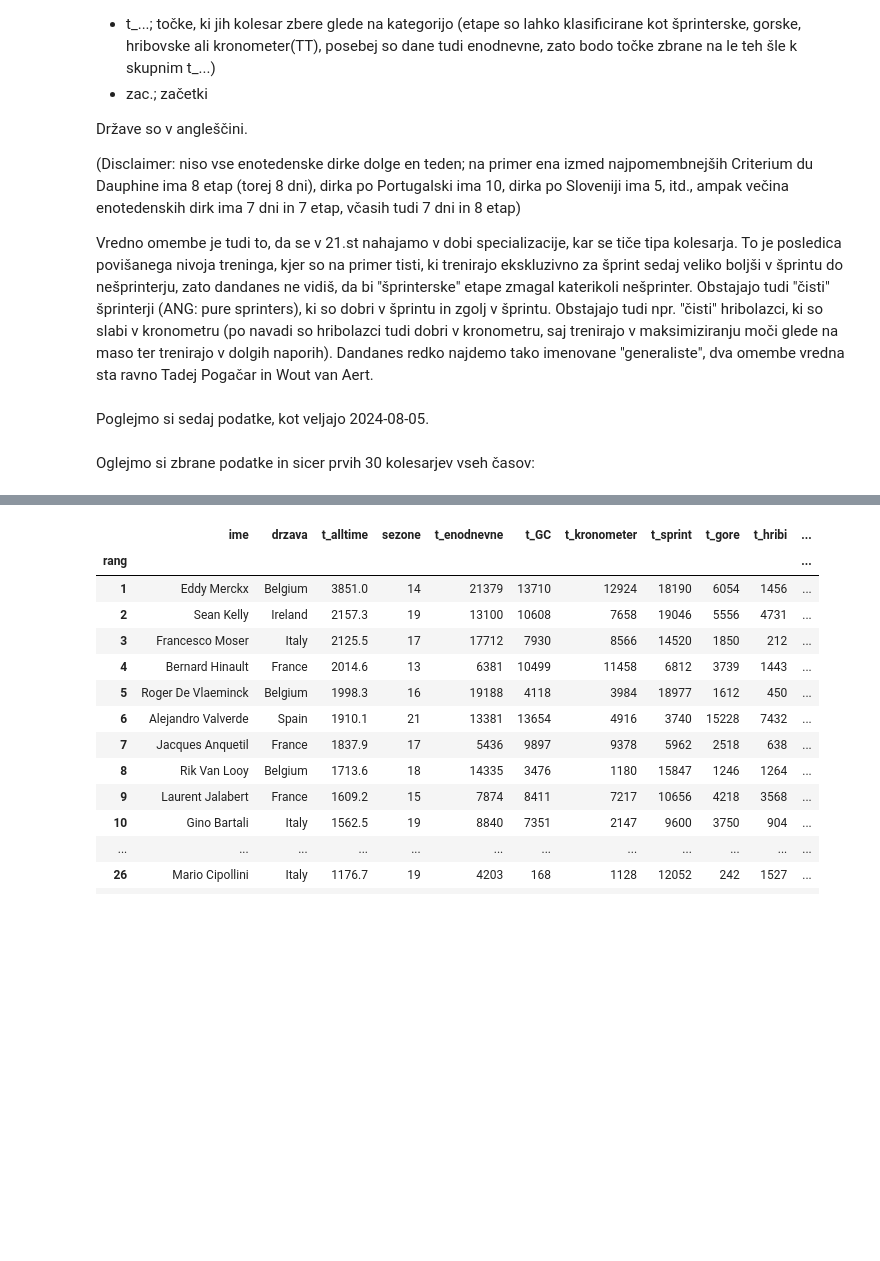
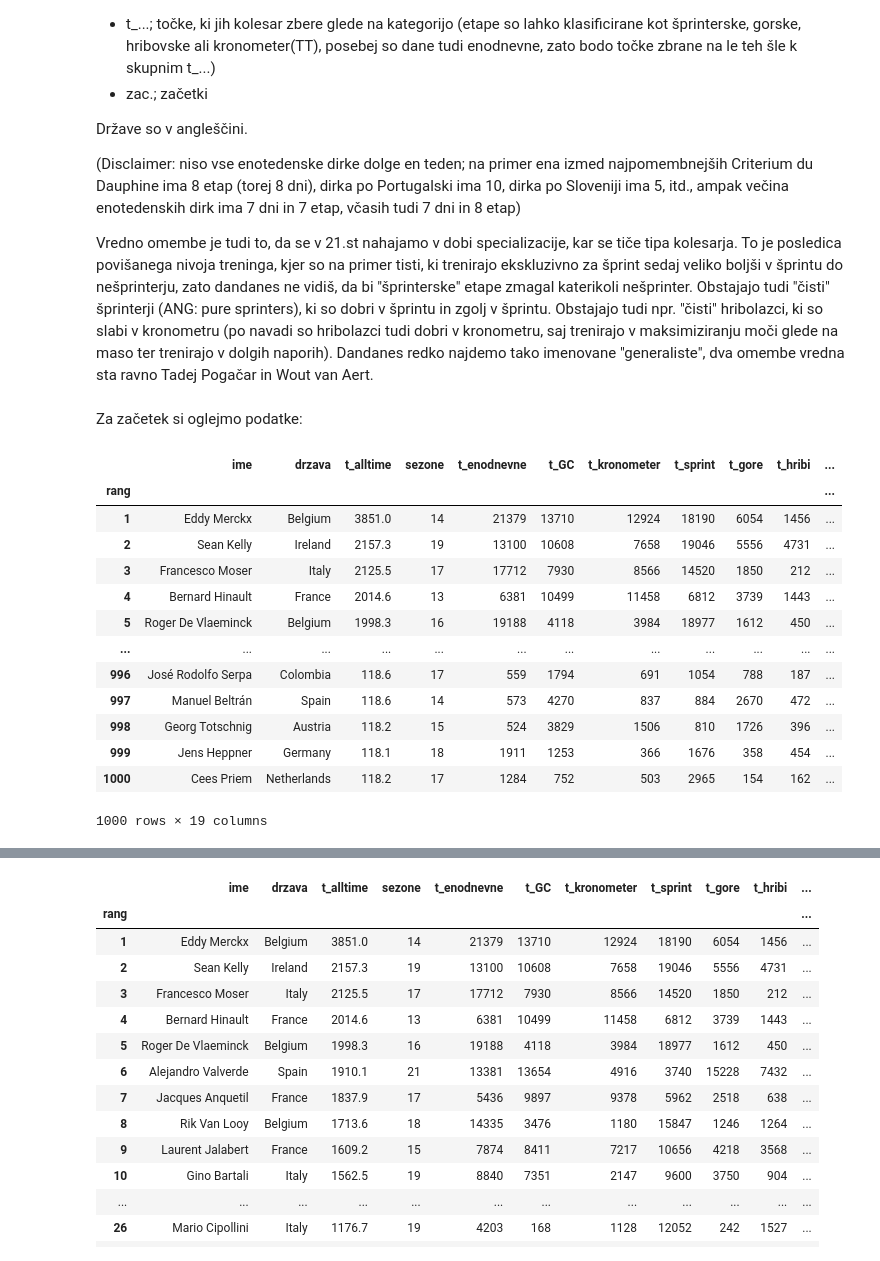
Before and after one commit to janverovnik/Seminarska-naloga-UVP, a Jupyter notebook: analiza_podatkov.ipynb, the cells around one changed output, grey strips where cells are left out. Saved outputs shown, nothing was run; the diff lists cells and outputs as text; code cells hidden in the pictures; blank space fills up the shorter version.

```diff
--- a/analiza_podatkov.ipynb
+++ b/analiza_podatkov.ipynb
@@ -21,8 +21,6 @@ Države so v angleščini.
 (Disclaimer: niso vse enotedenske dirke dolge en teden; na primer ena izmed najpomembnejših Criterium du Dauphine ima 8 etap (torej 8 dni), dirka po Portugalski ima 10, dirka po Sloveniji ima 5, itd., ampak večina enotedenskih dirk ima 7 dni in 7 etap, včasih tudi 7 dni in 8 etap)
 
 Vredno omembe je tudi to, da se v 21.st nahajamo v dobi specializacije, kar se tiče tipa kolesarja. To je posledica povišanega nivoja treninga, kjer so na primer tisti, ki trenirajo ekskluzivno za šprint sedaj veliko boljši v šprintu do nešprinterju, zato dandanes ne vidiš, da bi "šprinterske" etape zmagal katerikoli nešprinter. Obstajajo tudi "čisti" šprinterji (ANG: pure sprinters), ki so dobri v šprintu in zgolj v šprintu. Obstajajo tudi npr. "čisti" hribolazci, ki so slabi v kronometru (po navadi so hribolazci tudi dobri v kronometru, saj trenirajo v maksimiziranju moči glede na maso ter trenirajo v dolgih naporih). Dandanes redko najdemo tako imenovane "generaliste", dva omembe vredna sta ravno Tadej Pogačar in Wout van Aert.
-# %% [markdown]
-Poglejmo si sedaj podatke, kot veljajo 2024-08-05.
 # %%
 import pandas
 from IPython.display import display
@@ -31,5 +29,22 @@ pandas.set_option("display.max_columns", 25)
 pandas.set_option("display.max_rows", 50)
 %matplotlib inline
 kolesarji =  pandas.read_csv("Tabela/kolesarji.csv", index_col="rang")
-# %% [markdown]
-Oglejmo si zbrane podatke in sicer prvih 30 kolesarjev vseh časov:
+# %% [markdown]
+Za začetek si oglejmo podatke:
+# %%
+kolesarji
+# %% [output]
+|  | ime | drzava | t_alltime | sezone | t_enodnevne | t_GC | t_kronometer | t_sprint | t_gore | t_hribi | ... |
+| rang |  |  |  |  |  |  |  |  |  |  | ... |
+| 1 | Eddy Merckx | Belgium | 3851.0 | 14 | 21379 | 13710 | 12924 | 18190 | 6054 | 1456 | ... |
+| 2 | Sean Kelly | Ireland | 2157.3 | 19 | 13100 | 10608 | 7658 | 19046 | 5556 | 4731 | ... |
+| 3 | Francesco Moser | Italy | 2125.5 | 17 | 17712 | 7930 | 8566 | 14520 | 1850 | 212 | ... |
+| 4 | Bernard Hinault | France | 2014.6 | 13 | 6381 | 10499 | 11458 | 6812 | 3739 | 1443 | ... |
+| 5 | Roger De Vlaeminck | Belgium | 1998.3 | 16 | 19188 | 4118 | 3984 | 18977 | 1612 | 450 | ... |
+| ... | ... | ... | ... | ... | ... | ... | ... | ... | ... | ... | ... |
+| 996 | José Rodolfo Serpa | Colombia | 118.6 | 17 | 559 | 1794 | 691 | 1054 | 788 | 187 | ... |
+| 997 | Manuel Beltrán | Spain | 118.6 | 14 | 573 | 4270 | 837 | 884 | 2670 | 472 | ... |
+| 998 | Georg Totschnig | Austria | 118.2 | 15 | 524 | 3829 | 1506 | 810 | 1726 | 396 | ... |
+| 999 | Jens Heppner | Germany | 118.1 | 18 | 1911 | 1253 | 366 | 1676 | 358 | 454 | ... |
+| 1000 | Cees Priem | Netherlands | 118.2 | 17 | 1284 | 752 | 503 | 2965 | 154 | 162 | ... |
+1000 rows × 19 columns
```
Also changed, not shown: parts of 5 cells of this notebook.
